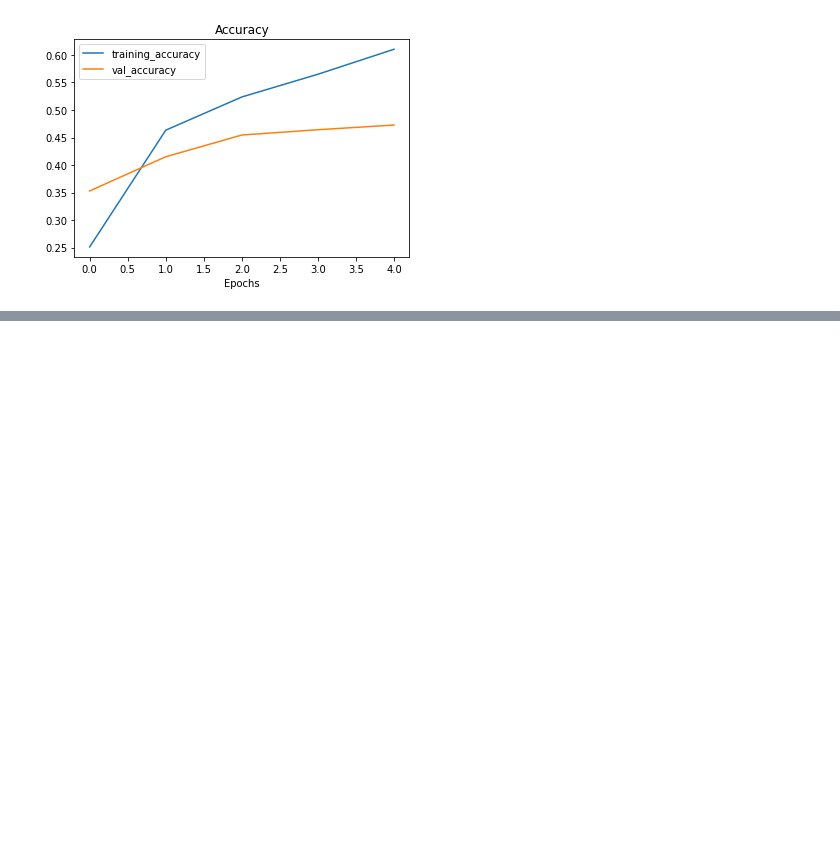
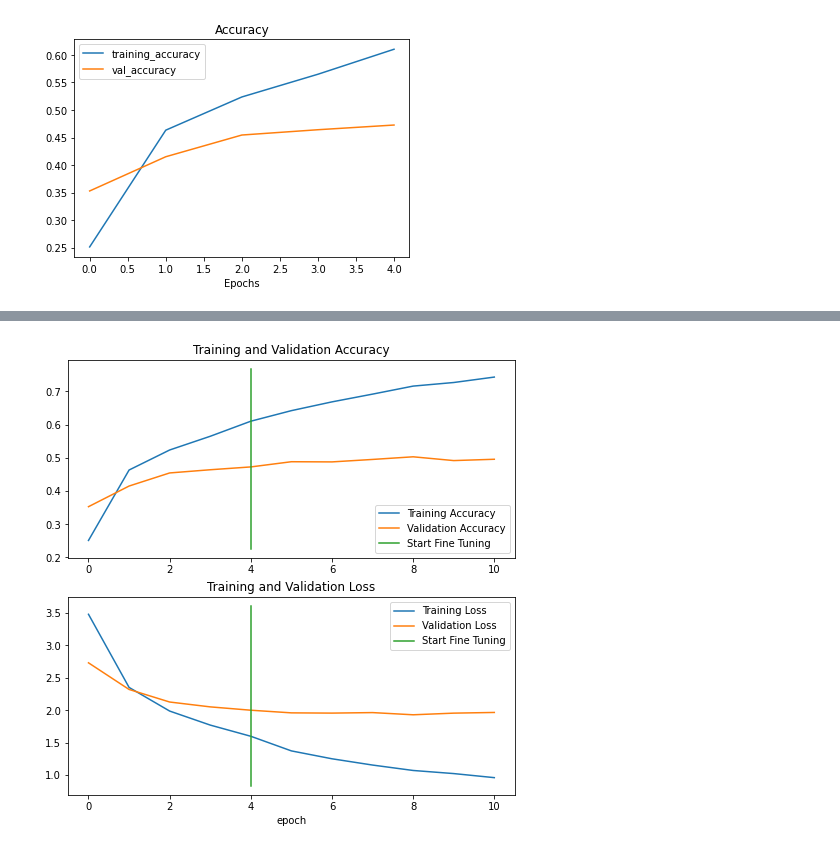
Before and after one commit to Ammar-Raneez/TF_Learning_ZTM, a Jupyter notebook: transfer-learning-scaling-up.ipynb, the cells around one changed output, grey strips where cells are left out. Cells and saved outputs as stored; diff of their text form; code cells hidden in the pictures; blank space fills up the shorter version.

Commit message:
Create fine-tuned model

```diff
--- a/transfer-learning-scaling-up.ipynb
+++ b/transfer-learning-scaling-up.ipynb
@@ -206,0 +223,7 @@ plot_loss_curves(history_1)
+# %%
+# Recompile model
+model.compile(
+    loss=tf.keras.losses.CategoricalCrossentropy(from_logits=True),
+    optimizer=tf.keras.optimizers.Adam(1e-4),
+    metrics=['accuracy']
+)
@@ -206,0 +266,9 @@ plot_loss_curves(history_1)
+# %%
+# Fit model starting from epoch feature_extraction ended off
+history_2 = model.fit(
+    train_data_10_percent,
+    validation_data=test_data,
+    epochs=10,
+    validation_steps = int(.15 * len(test_data)),
+    initial_epoch=history_1.epoch[-1]
+)
@@ -206,0 +294,9 @@ plot_loss_curves(history_1)
+# %%
+# Compare histories
+compare_historys(
+    original_history=history_1,
+    new_history=history_2,
+    initial_epochs=5
+)
+# %% [output]
+[figure, added]
```
Also changed, not shown: parts of 10 cells of this notebook.
